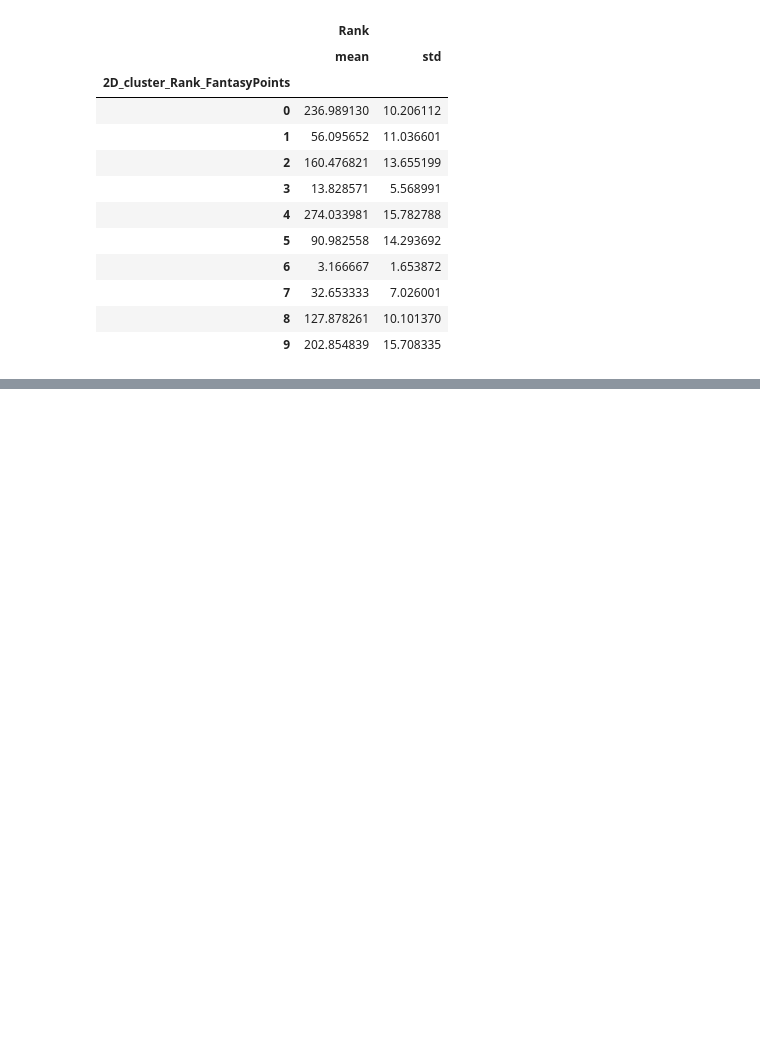
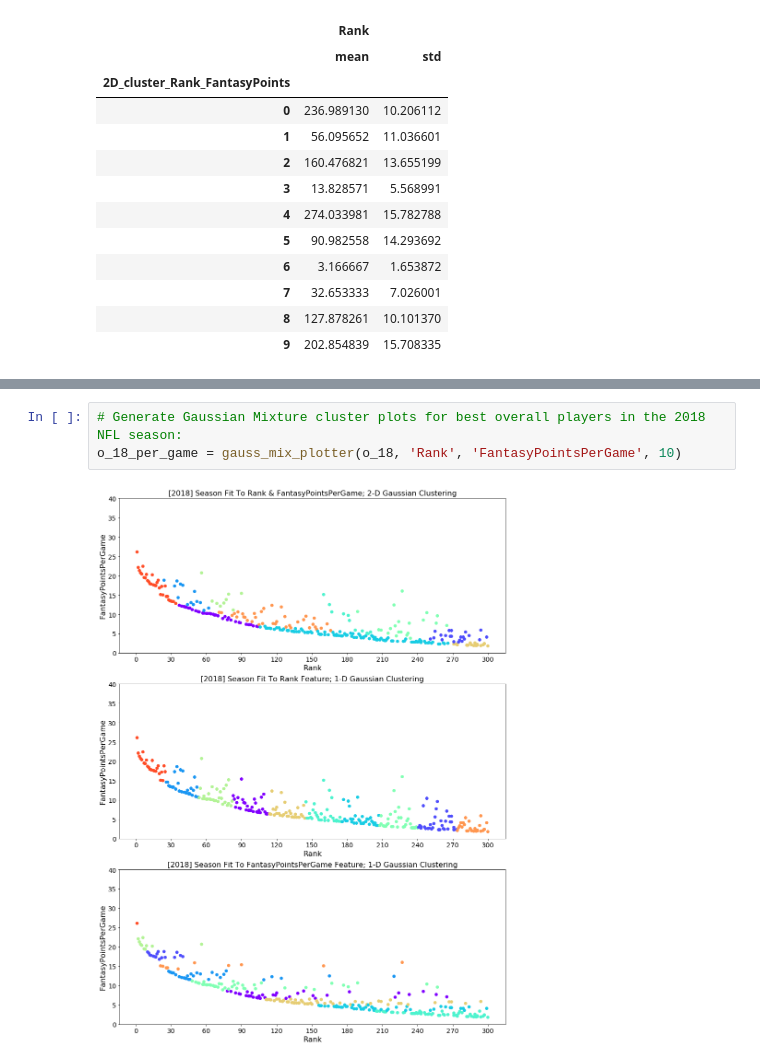
Before and after one commit to cbratkovics/fantasy_football, a Jupyter notebook: code/models/top_overall_players_per_season_Gaussian_clustering.ipynb, the cells around one changed output, grey strips where cells are left out. Saved outputs shown, nothing was run; the diff lists cells and outputs as text; blank space fills up the shorter version.

```diff
--- a/code/models/top_overall_players_per_season_Gaussian_clustering.ipynb
+++ b/code/models/top_overall_players_per_season_Gaussian_clustering.ipynb
@@ -314,0 +699,5 @@ o_18 = gauss_mix_plotter(o_18, 'Rank', 'FantasyPoints', 10)
+# %%
+# Generate Gaussian Mixture cluster plots for best overall players in the 2018 NFL season:
+o_18_per_game = gauss_mix_plotter(o_18, 'Rank', 'FantasyPointsPerGame', 10)
+# %% [output]
+[figure, added]
```
Also changed, not shown: parts of 44 cells of this notebook, 9 other files.
